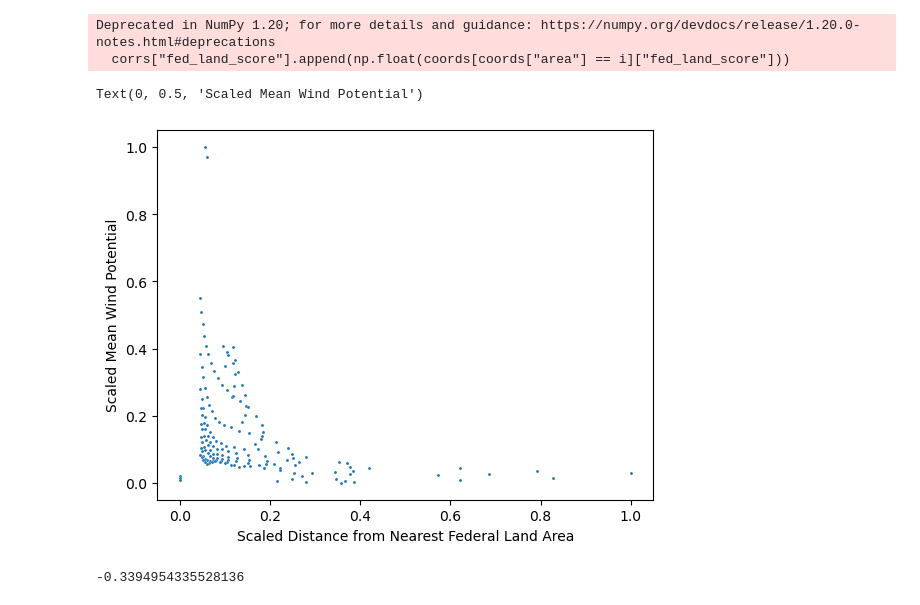
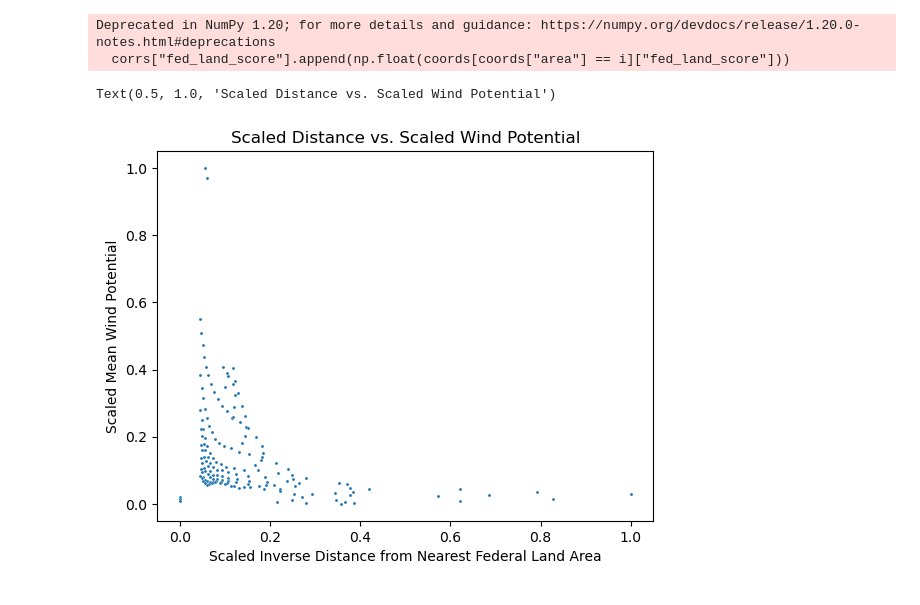
Before and after one commit to ITWSDataScience/Group7_2022, a Jupyter notebook: q2.ipynb, the cells around one changed output. Saved outputs shown, nothing was run; the diff lists cells and outputs as text; code cells hidden in the pictures.

```diff
--- a/q2.ipynb
+++ b/q2.ipynb
@@ -124,15 +124,9 @@ corrs_df[["mean_wind_potential", "fed_land_score"]] = scaler.fit_transform(corrs
 # %%
 # graph plot
 sns.scatterplot(x="fed_land_score", y="mean_wind_potential", data=corrs_df, s=5)
 plt.xlabel("Scaled Inverse Distance from Nearest Federal Land Area")
 plt.ylabel("Scaled Mean Wind Potential")
+plt.title("Scaled Distance vs. Scaled Wind Potential")
 # %% [output]
-Text(0, 0.5, 'Scaled Mean Wind Potential')
+Text(0.5, 1.0, 'Scaled Distance vs. Scaled Wind Potential')
-[figure, old version]
+[figure, new version]
-# %%
-# find correlation
-r2 = np.corrcoef(corrs_df["fed_land_score"], corrs_df["mean_wind_potential"])
-corr = r2[0, 1]
-corr
-# %% [output]
--0.3394954335528136
```
Also changed, not shown: parts of 1 cell of this notebook.
